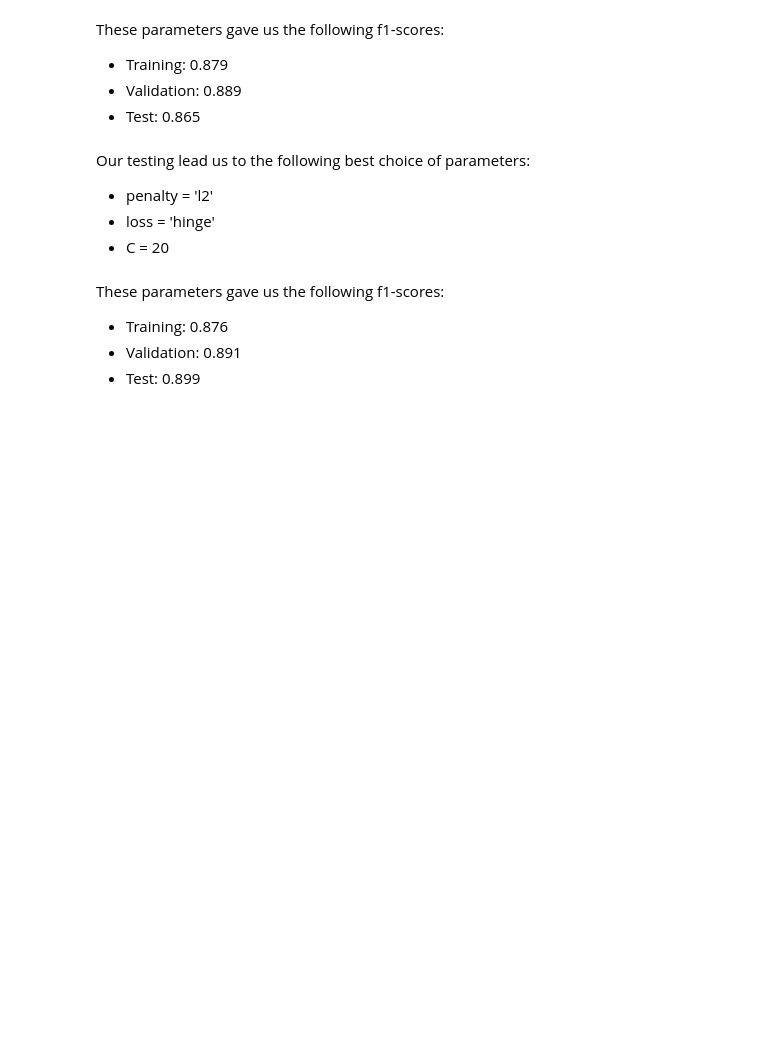
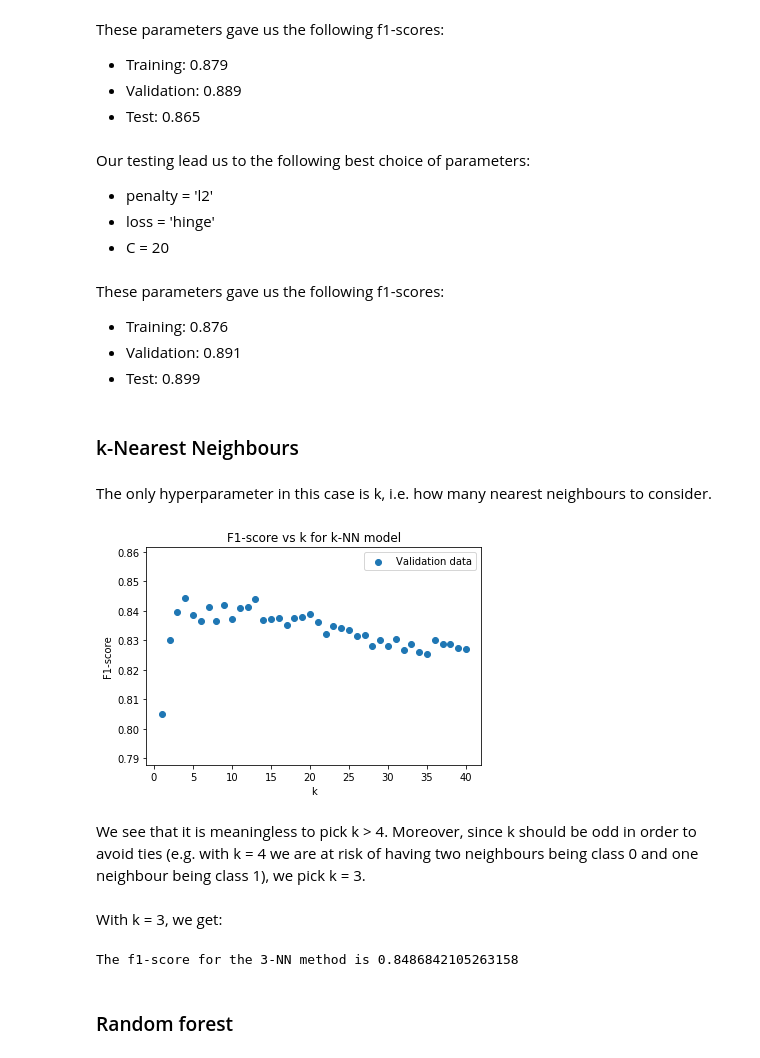
Before and after one commit to christianhbye/MAIS202, a Jupyter notebook: Deliverable 3.ipynb, the cells around one changed output. Drawn from its saved outputs; the diff is of its cells as text; code cells hidden in the pictures; blank space fills up the shorter version.

```diff
--- a/Deliverable 3.ipynb
+++ b/Deliverable 3.ipynb
@@ -223,3 +223,7 @@ These parameters gave us the following f1-scores:
 * Training: 0.876
 * Validation: 0.891
 * Test: 0.899
+# %% [markdown]
+### k-Nearest Neighbours
+# %% [markdown]
+The only hyperparameter in this case is k, i.e. how many nearest neighbours to consider.
@@ -225,0 +233,41 @@ These parameters gave us the following f1-scores:
+# %%
+def f1_knn(k):
+    '''
+    This function calculates the f1-scores of the validation and training sets using a k-NN algorithm given
+    a value of k
+    '''
+    knn = KNeighborsClassifier(n_neighbors=k)
+    knn.fit(X_train, y_train) #fit the model to training set
+    prediction = knn.predict(X_validation)
+    f1 = f1_score(y_validation, prediction)
+    return f1
+# %%
+k_values = np.arange(1,41) #let k range from 1 to 40
+f1_values_knn = np.empty(40)
+for i in range(40):
+    f1_values_knn[i] = f1_knn(k_values[i])
+# %%
+plt.figure()
+plt.scatter(k_values, f1_values_knn, label='Validation data')
+plt.title('F1-score vs k for k-NN model')
+plt.ylabel('F1-score')
+plt.xlabel('k')
+plt.legend()
+plt.show()
+# %% [output]
+[figure, added]
+# %% [markdown]
+We see that it is meaningless to pick k > 4. Moreover, since k should be odd in order to avoid ties (e.g. with k = 4 we are at risk of having two neighbours being class 0 and one neighbour being class 1), we pick k = 3.
+# %% [markdown]
+With k = 3, we get:
+# %%
+knn = KNeighborsClassifier(n_neighbors=3)
+knn.fit(X_train, y_train) #fit the model to training set
+prediction = knn.predict(X_test)
+f1_knn = f1_score(y_test, prediction)
+
+print('The f1-score for the 3-NN method is', f1_knn)
+# %% [output]
+The f1-score for the 3-NN method is 0.8486842105263158
+# %% [markdown]
+### Random forest
```
Also changed, not shown: parts of 2 cells of this notebook.
